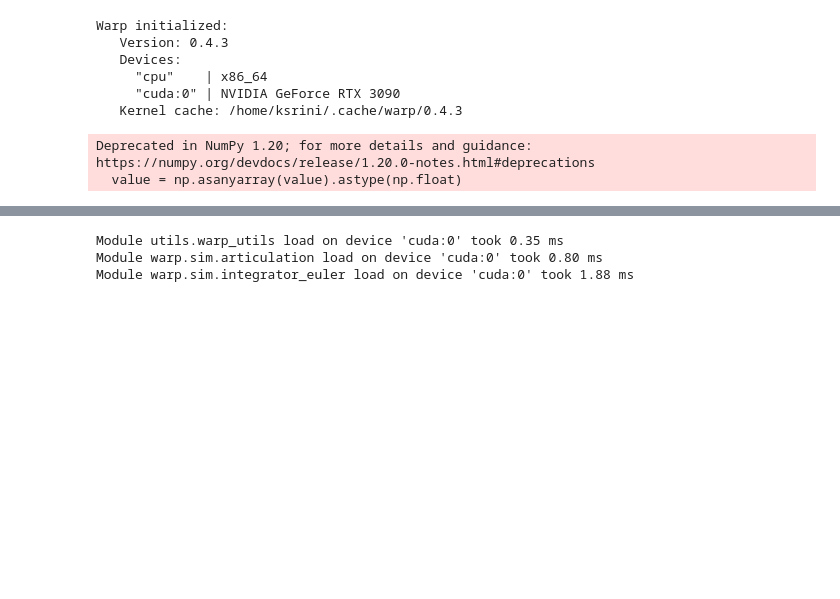
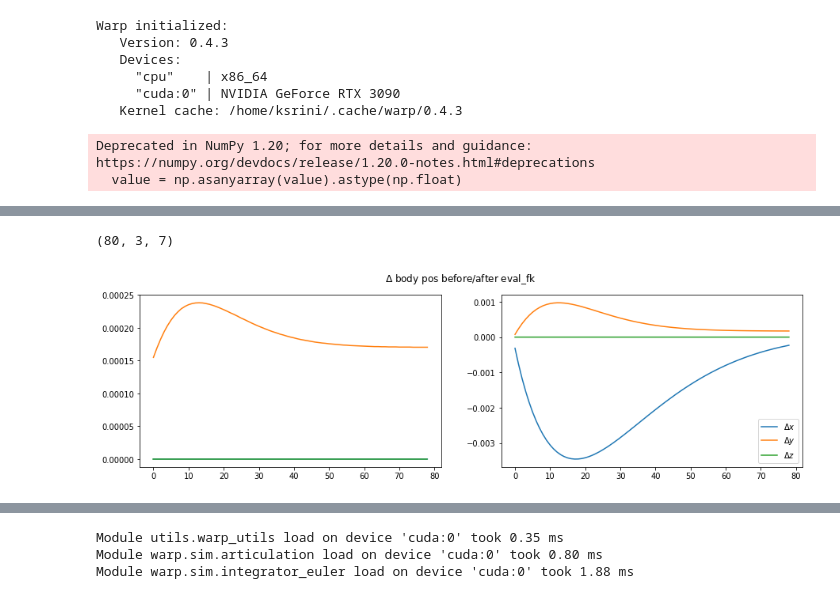
Before and after one commit to NVlabs/DiffRL, a Jupyter notebook: examples/debug_envs.ipynb, the cells around one changed output, grey strips where cells are left out. Saved outputs shown, nothing was run; the diff lists cells and outputs as text; code cells hidden in the pictures; blank space fills up the shorter version.

```diff
--- a/examples/debug_envs.ipynb
+++ b/examples/debug_envs.ipynb
@@ -48,3 +186,33 @@ def check_grad(fn, inputs, eps=1e-6, atol=1e-4, rtol=1e-6, reward):
     numerical = (fn(x2) - fn(x1)) / (2 * eps)
     assert torch.allclose(numerical, analytical, rtol, atol), "numerical gradient was: {}, analytical was: {}".format(numerical, analytical)
     return (numerical, analytical)
+# %%
+env.reset().detach().cpu().numpy().flatten()
+model, integrator = env.model, env.integrator
+state = env.state
+joint_q, joint_qd = env.joint_q, env.joint_qd
+bodies_before, bodies_after, bodies_after_sim = [], [], []
+actions = torch.tensor([[0.]], dtype=torch.float32, device='cuda', requires_grad=True)
+
+for _ in range(20):
+    state, joint_q, joint_qd, reward, bodies = warp_step(model, state, joint_q, joint_qd, integrator, actions, num_envs=env.num_envs)
+    bodies_before.append([x[0] for x in bodies])
+    bodies_after.append([x[1] for x in bodies])
+    bodies_after_sim.append([x[2] for x in bodies])
+# %%
+bodies_before = np.concatenate(bodies_before)
+bodies_after = np.concatenate(bodies_after)
+bodies_after_sim = np.concatenate(bodies_after_sim)
+# %%
+bodies_before.shape
+# %% [output]
+(80, 3, 7)
+# %%
+f, ax = plt.subplots(ncols=2, figsize=(15, 4))
+for i in range(1,3):
+    ax[i-1].plot(bodies_after[1:, i, :3] - bodies_before[1:, i, :3])
+plt.suptitle("$\Delta$ body pos before/after eval_fk")
+plt.legend(['$\Delta x$', '$\Delta y$', '$\Delta z$'])
+plt.show()
+# %% [output]
+[figure, added]
```
Also changed, not shown: parts of 4 cells of this notebook, 3 other files.
